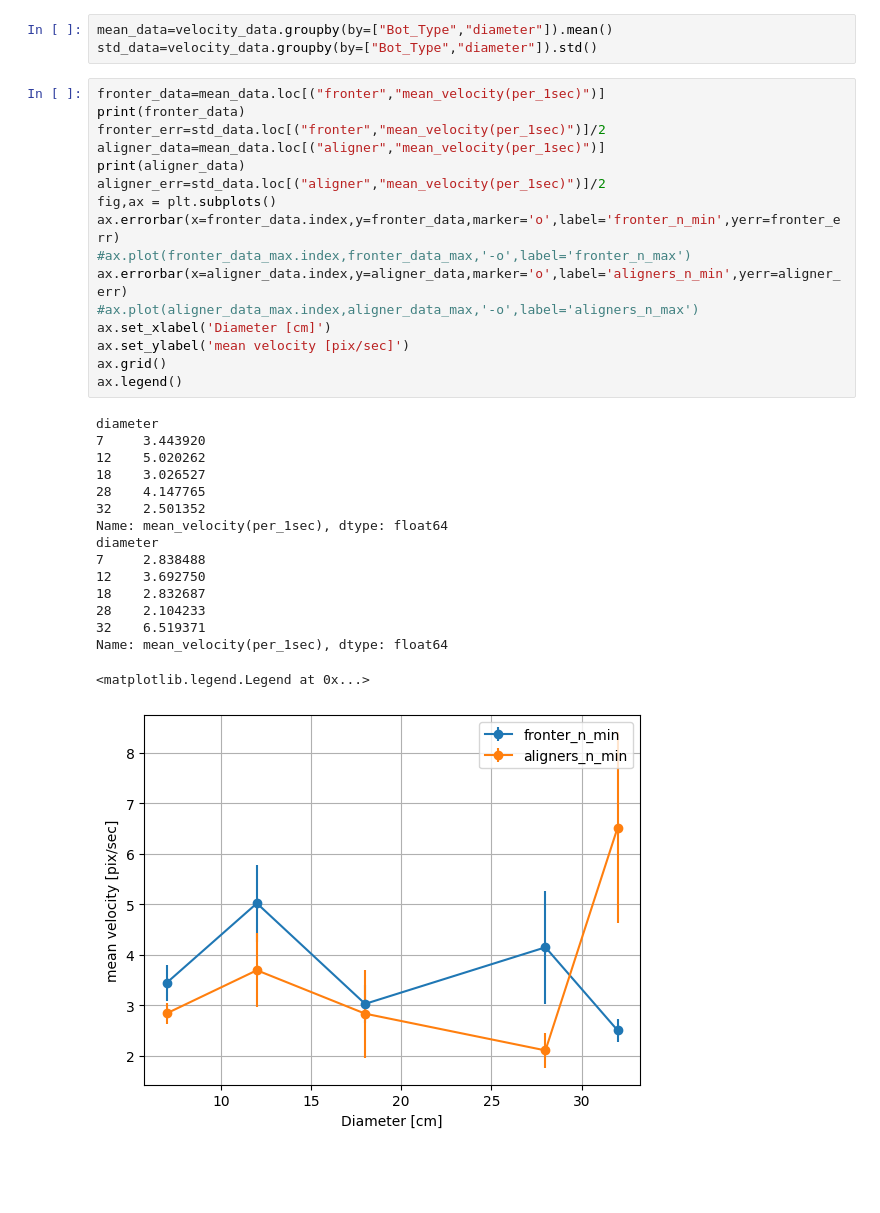
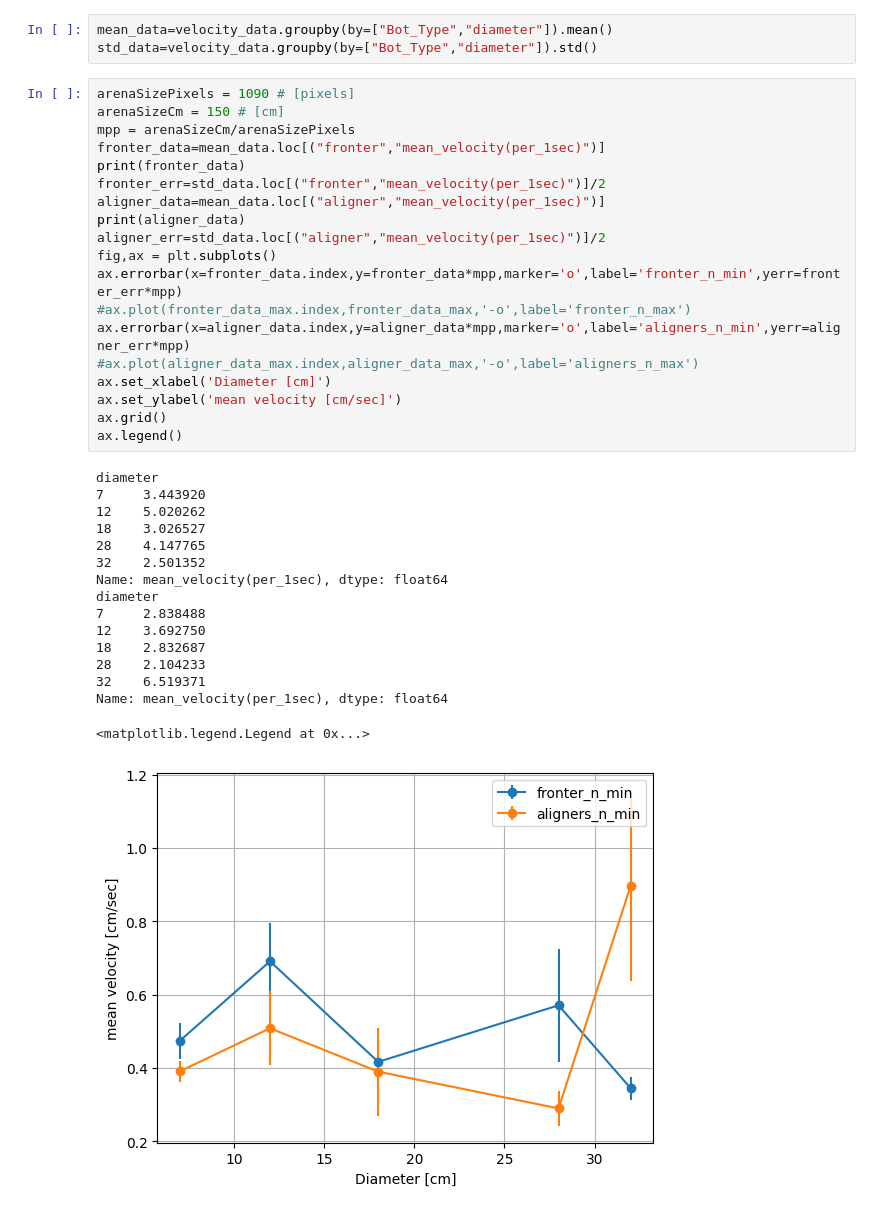
Before and after one commit to complex-lab/robotic_swarms, a Jupyter notebook: mean_velocity_vs_diameter_21bot.ipynb, the cells around one changed output. Cells and saved outputs as stored; diff of their text form; blank space fills up the shorter version.

Commit message:
add figures of mean velocity in different units (bots velocity and cm/sec)

```diff
--- a/mean_velocity_vs_diameter_21bot.ipynb
+++ b/mean_velocity_vs_diameter_21bot.ipynb
@@ -111,35 +132,38 @@ fronter_N021_D012_C0534.MP4_link.csv
 mean_data=velocity_data.groupby(by=["Bot_Type","diameter"]).mean()
 std_data=velocity_data.groupby(by=["Bot_Type","diameter"]).std()
 # %%
+arenaSizePixels = 1090 # [pixels]
+arenaSizeCm = 150 # [cm]
+mpp = arenaSizeCm/arenaSizePixels
 fronter_data=mean_data.loc[("fronter","mean_velocity(per_1sec)")]
 print(fronter_data)
 fronter_err=std_data.loc[("fronter","mean_velocity(per_1sec)")]/2
 aligner_data=mean_data.loc[("aligner","mean_velocity(per_1sec)")]
 print(aligner_data)
 aligner_err=std_data.loc[("aligner","mean_velocity(per_1sec)")]/2
 fig,ax = plt.subplots()
-ax.errorbar(x=fronter_data.index,y=fronter_data,marker='o',label='fronter_n_min',yerr=fronter_err)
+ax.errorbar(x=fronter_data.index,y=fronter_data*mpp,marker='o',label='fronter_n_min',yerr=fronter_err*mpp)
 #ax.plot(fronter_data_max.index,fronter_data_max,'-o',label='fronter_n_max')
-ax.errorbar(x=aligner_data.index,y=aligner_data,marker='o',label='aligners_n_min',yerr=aligner_err)
+ax.errorbar(x=aligner_data.index,y=aligner_data*mpp,marker='o',label='aligners_n_min',yerr=aligner_err*mpp)
 #ax.plot(aligner_data_max.index,aligner_data_max,'-o',label='aligners_n_max')
 ax.set_xlabel('Diameter [cm]')
-ax.set_ylabel('mean velocity [pix/sec]')
+ax.set_ylabel('mean velocity [cm/sec]')
 ax.grid()
 ax.legend()
 # %% [output]
 diameter
 7     3.443920
 12    5.020262
 18    3.026527
 28    4.147765
 32    2.501352
 Name: mean_velocity(per_1sec), dtype: float64
 diameter
 7     2.838488
 12    3.692750
 18    2.832687
 28    2.104233
 32    6.519371
 Name: mean_velocity(per_1sec), dtype: float64
 <matplotlib.legend.Legend at 0x...>
-[figure, old version]
+[figure, new version]
```
Also changed, not shown: parts of 4 cells of this notebook, 1 other file.
